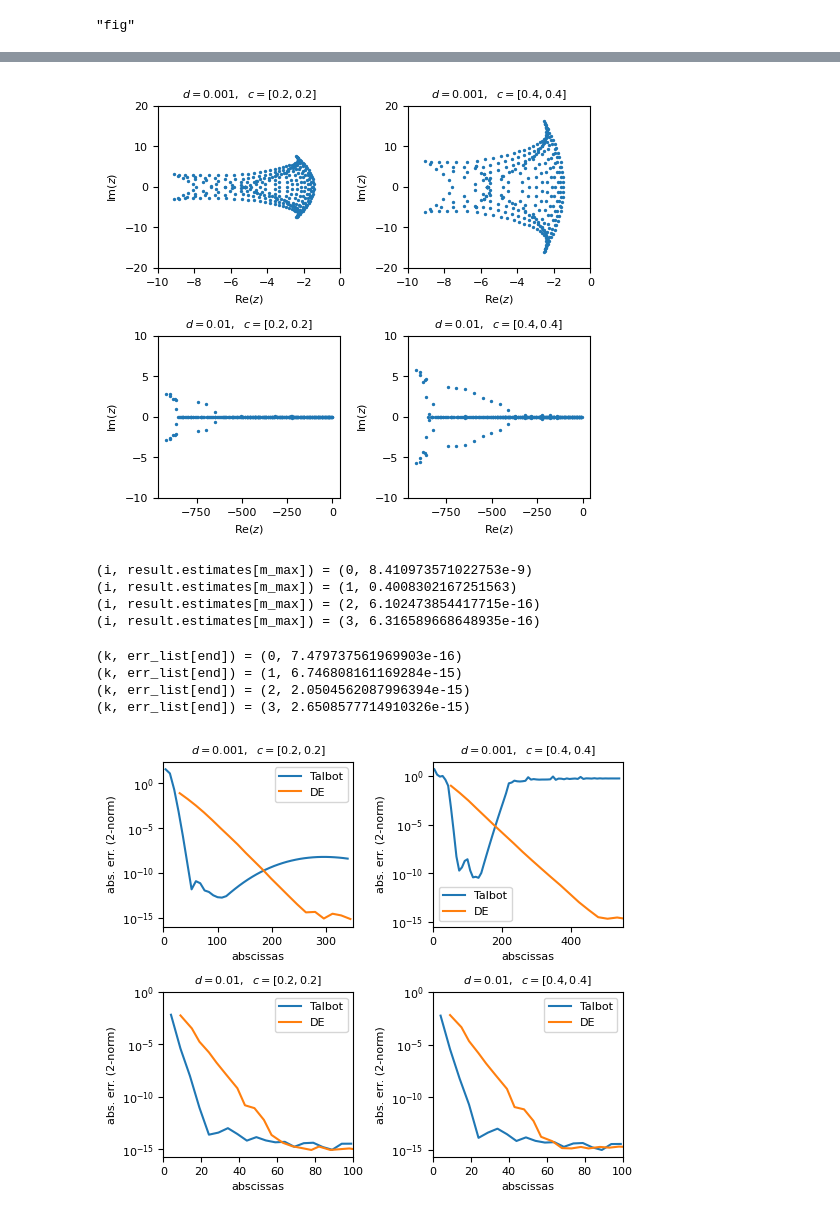
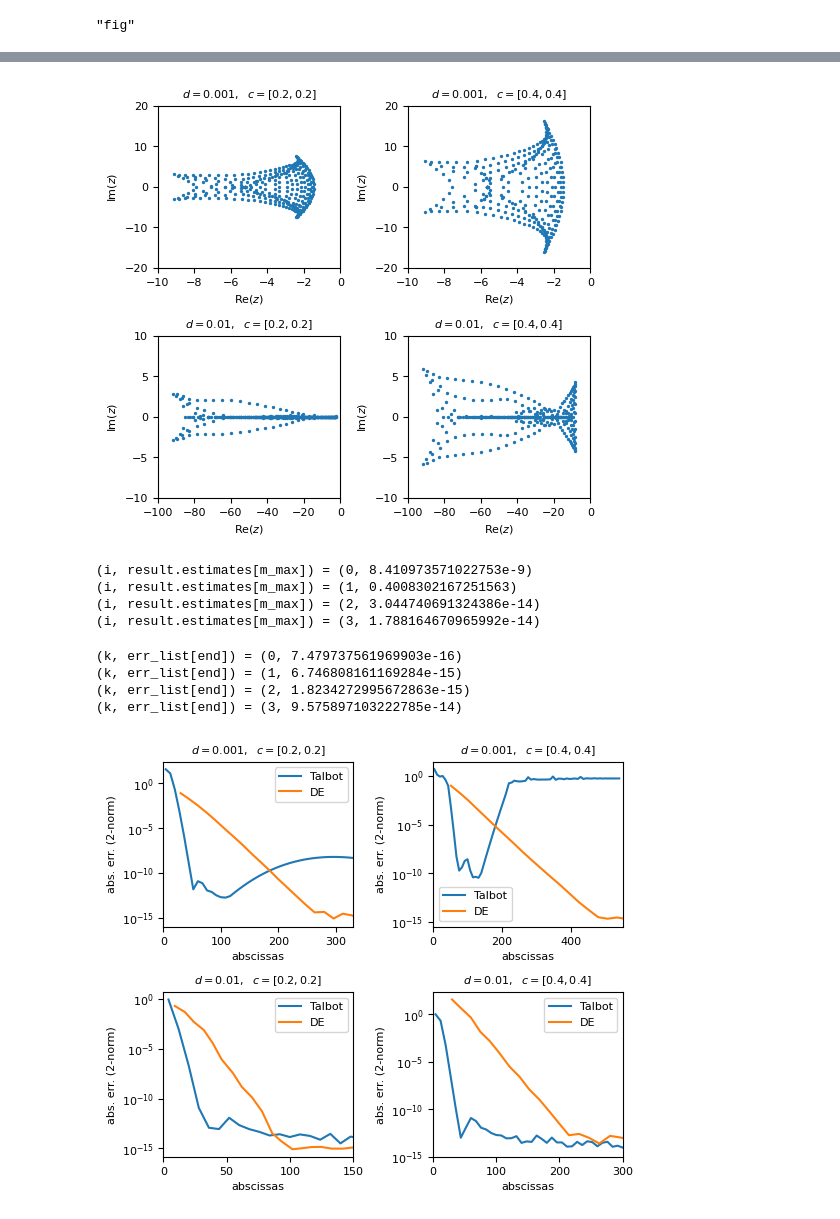
Before and after one commit to f-ttok/article-expmde, a Jupyter notebook: test4.ipynb, the cells around one changed output, grey strips where cells are left out. Drawn from its saved outputs; the diff is of its cells as text; code cells hidden in the pictures.

```diff
--- a/test4.ipynb
+++ b/test4.ipynb
@@ -111,7 +111,7 @@ for k = 0:3
         ax[i,j].set_xlim(-10, 0)
         ax[i,j].set_ylim(-20, 20)
     else
-        # ax[i,j].set_xlim(-100, 0)
+        ax[i,j].set_xlim(-100, 0)
         ax[i,j].set_ylim(-10, 10)
     end
 end
@@ -120,7 +120,7 @@ fig.tight_layout()
 fig.savefig("fig/test4_eigvals.pdf")
 show()
 # %% [output]
-[figure, old version]
+[figure, new version]
 # %%
 include("expm_pade1313.jl")
 M_f64 = readdlm("matrix/M.txt")
@@ -134,7 +134,7 @@ end
 include("expm_talbot.jl")
 
 results_talbot = Dict()
-m_max_list = [340, 540, 100, 100]
+m_max_list = [340, 540, 180, 300]
 l = 21
 for i = 0:3
     m_max = m_max_list[i+1]
@@ -153,13 +153,13 @@ end
 # %% [output]
 (i, result.estimates[m_max]) = (0, 8.410973571022753e-9)
 (i, result.estimates[m_max]) = (1, 0.4008302167251563)
-(i, result.estimates[m_max]) = (2, 6.102473854417715e-16)
-(i, result.estimates[m_max]) = (3, 6.316589668648935e-16)
+(i, result.estimates[m_max]) = (2, 3.044740691324386e-14)
+(i, result.estimates[m_max]) = (3, 1.788164670965992e-14)
 # %%
 include("expm_de.jl")
 
 results_de = Dict()
-h_inv_max = [30, 50, 10, 10]
+h_inv_max = [30, 50, 15, 30]
 
 l = 21
 for k = 0:3
@@ -185,38 +185,38 @@ end
 # %% [output]
 (k, err_list[end]) = (0, 7.479737561969903e-16)
 (k, err_list[end]) = (1, 6.746808161169284e-15)
-(k, err_list[end]) = (2, 2.0504562087996394e-15)
-(k, err_list[end]) = (3, 2.6508577714910326e-15)
+(k, err_list[end]) = (2, 1.8234272995672863e-15)
+(k, err_list[end]) = (3, 9.575897103222785e-14)
 # %%
 fig, ax = subplots(2, 2, figsize=[14/2.54, 12/2.54])
 
 α_list = [0.001, 0.001, 0.01, 0.01]
 β_list = [0.2, 0.4, 0.2, 0.4]
-x_max = [350, 550, 100, 100]
+x_max = [330, 550, 150, 300]
 
 for k = 0:3
     i = k ÷ 2 + 1
     j = k % 2 + 1
     α = α_list[k+1]
     β = β_list[k+1]
     x1 = results_talbot[k][:m]
     x2 = results_de[k][:m]
     y1 = results_talbot[k][:err]
     y2 = results_de[k][:err]
 
     ax[i,j].plot(x1, y1, label="Talbot")
     ax[i,j].plot(x2, y2, label="DE")
     ax[i,j].set_xlabel("abscissas")
     ax[i,j].set_ylabel("abs. err. (2-norm)")
     ax[i,j].legend()
     ax[i,j].set_xlim(0, x_max[k+1])
     ax[i,j].set_title("\$d = $(α), ~~ c = [$(β),$(β)]\$")
     ax[i,j].set_yscale("log")
     ax[i,j].set_yticks([1e-15,1e-10,1e-5,1e-0])
 end
 
 fig.tight_layout()
 fig.savefig("fig/test4.pdf")
 show()
 # %% [output]
-[figure, old version]
+[figure, new version]
```
Also changed, not shown: parts of 1 cell of this notebook, 1 other file.
